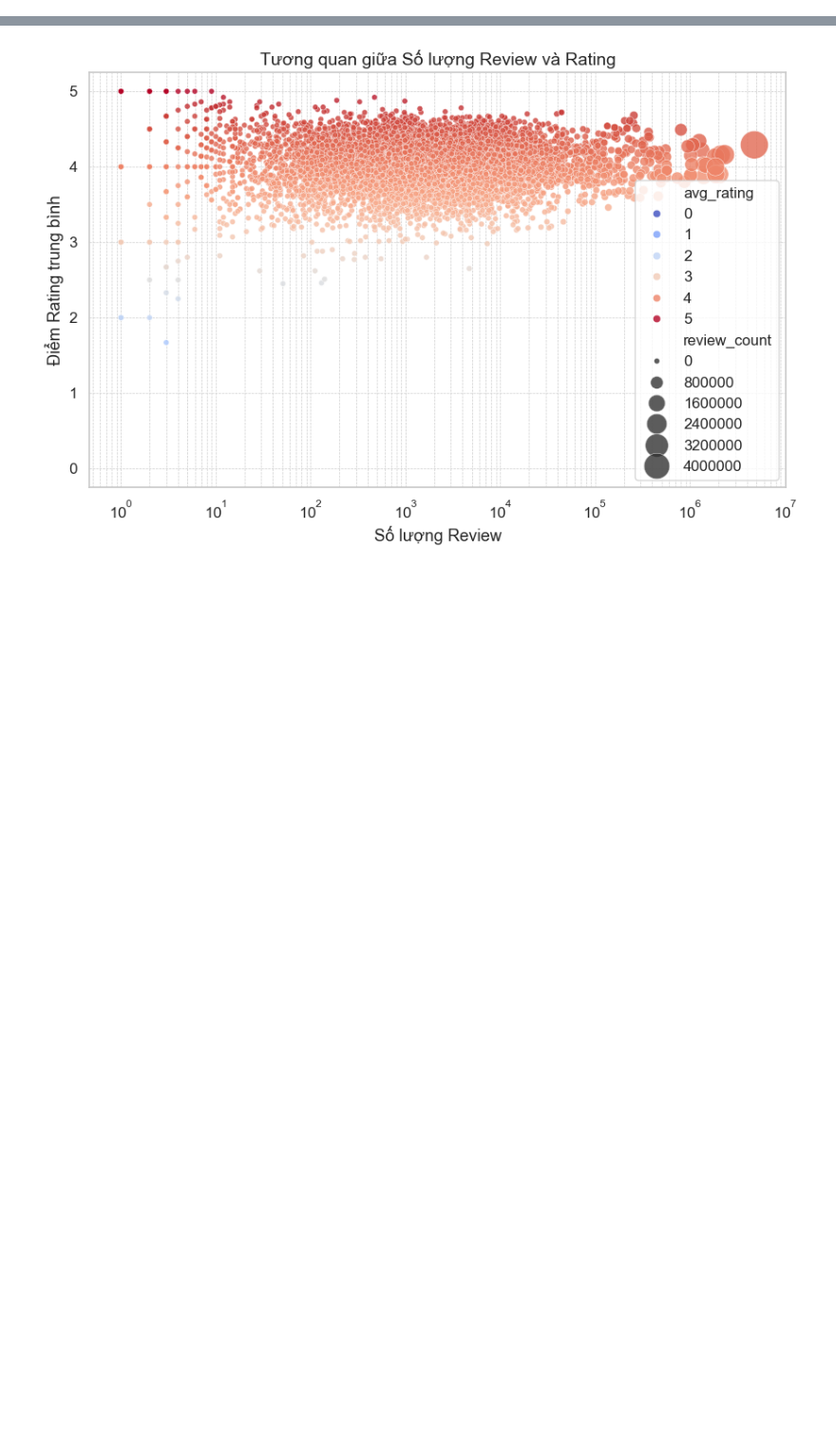
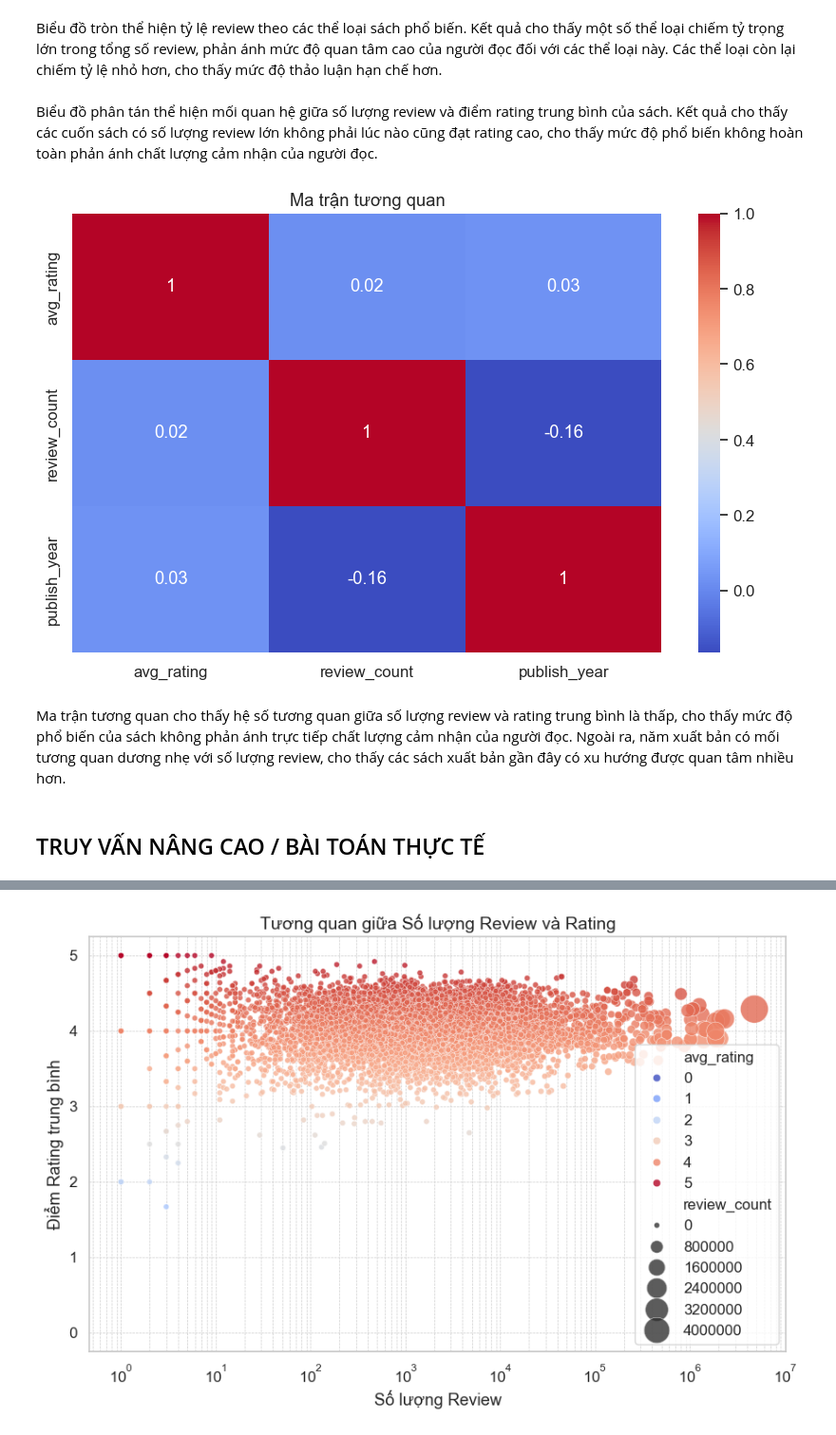
Before and after one commit to vanhong05cr-rgb/DACK, a Jupyter notebook: DACKMNM/TRUYVAN.ipynb, the cells around one changed output, grey strips where cells are left out. Shown at 95% size. Cells and saved outputs as stored; diff of their text form; code cells hidden in the pictures; blank space fills up the shorter version.

```diff
--- a/DACKMNM/TRUYVAN.ipynb
+++ b/DACKMNM/TRUYVAN.ipynb
@@ -449,0 +444,2 @@ Theo số lượng review
+# %% [markdown]
+Biểu đồ tròn thể hiện tỷ lệ review theo các thể loại sách phổ biến. Kết quả cho thấy một số thể loại chiếm tỷ trọng lớn trong tổng số review, phản ánh mức độ quan tâm cao của người đọc đối với các thể loại này. Các thể loại còn lại chiếm tỷ lệ nhỏ hơn, cho thấy mức độ thảo luận hạn chế hơn.
@@ -449,0 +471,17 @@ Theo số lượng review
+# %% [markdown]
+Biểu đồ phân tán thể hiện mối quan hệ giữa số lượng review và điểm rating trung bình của sách. Kết quả cho thấy các cuốn sách có số lượng review lớn không phải lúc nào cũng đạt rating cao, cho thấy mức độ phổ biến không hoàn toàn phản ánh chất lượng cảm nhận của người đọc.
+# %%
+# Heatmap tương quan
+plt.figure()
+sns.heatmap(
+    df_books[["avg_rating", "review_count", "publish_year"]].corr(),
+    annot=True, cmap="coolwarm"
+)
+plt.title("Ma trận tương quan")
+plt.show()
+# %% [output]
+[figure, added]
+# %% [markdown]
+Ma trận tương quan cho thấy hệ số tương quan giữa số lượng review và rating trung bình là thấp, cho thấy mức độ phổ biến của sách không phản ánh trực tiếp chất lượng cảm nhận của người đọc. Ngoài ra, năm xuất bản có mối tương quan dương nhẹ với số lượng review, cho thấy các sách xuất bản gần đây có xu hướng được quan tâm nhiều hơn.
+# %% [markdown]
+## TRUY VẤN NÂNG CAO / BÀI TOÁN THỰC TẾ
```
Also changed, not shown: parts of 108 cells of this notebook.
